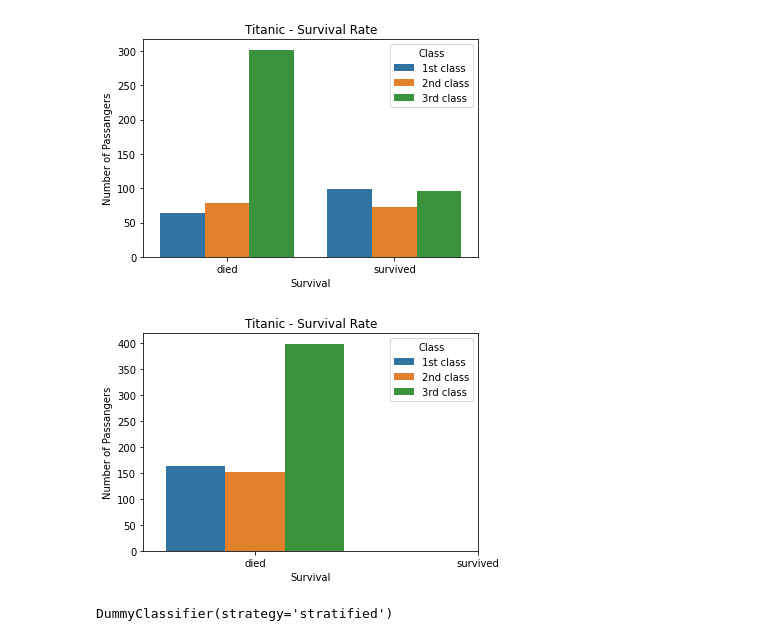
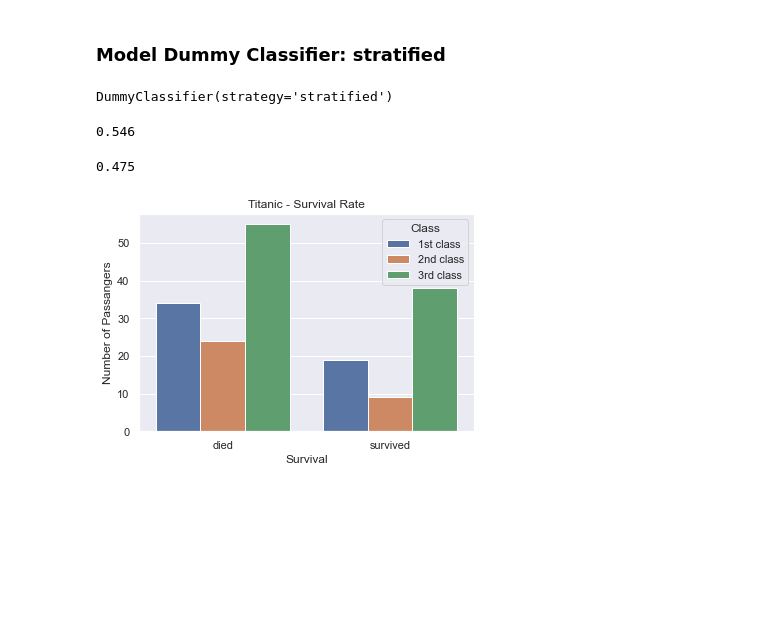
Before and after one commit to lelilia/spiced-coursework, a Jupyter notebook: 3_Classification/3_1_What_is_Maschine_Learning/challenge_Build_a_Baseline_Model.ipynb, the cells around one changed output. Drawn from its saved outputs; the diff is of its cells as text; code cells hidden in the pictures; blank space fills up the shorter version.

```diff
--- a/3_Classification/3_1_What_is_Maschine_Learning/challenge_Build_a_Baseline_Model.ipynb
+++ b/3_Classification/3_1_What_is_Maschine_Learning/challenge_Build_a_Baseline_Model.ipynb
@@ -24,0 +40,3 @@ explore_pred_df['Survived'] = y_pred
+# %%
+model = DummyClassifier(strategy='most_frequent')
+model.fit(X_train, y_train)
@@ -25,28 +78,34 @@ explore_pred_df['Survived'] = y_pred
+# %% [markdown]
+### Model Dummy Classifier: stratified
+# %%
+model2 = DummyClassifier(strategy='stratified')
+model2.fit(X_train, y_train)
+# %% [output]
+DummyClassifier(strategy='stratified')
+# %%
+round(model2.score(X_train, y_train), 3)
+# %% [output]
+0.546
+# %%
+round(model2.score(X_test, y_test),3)
+# %% [output]
+0.475
+# %%
+y_pred2 = model2.predict(X_test)
+# %%
+df_pred2 = X_test.iloc[::]
+df_pred2['Survived'] = y_pred2
 # %%
 sns.countplot(x = 'Survived',
               hue = 'Pclass',
-              data = explore_train_df)
+              data = df_pred2)
 plt.title('Titanic - Survival Rate')
 plt.xticks([0,1], ['died', 'survived'])
 plt.ylabel('Number of Passangers')
 plt.xlabel('Survival')
 plt.legend(title='Class',
            loc='upper right',
            labels=['1st class', '2nd class', '3rd class'])
 plt.show()
 # %% [output]
-[figure, old version]
+[figure, new version]
-# %%
-sns.countplot(x = 'Survived',
-              hue = 'Pclass',
-              data = explore_pred_df)
-plt.title('Titanic - Survival Rate')
-plt.xticks([0,1], ['died', 'survived'])
-plt.ylabel('Number of Passangers')
-plt.xlabel('Survival')
-plt.legend(title='Class',
-           loc='upper right',
-           labels=['1st class', '2nd class', '3rd class'])
-plt.show()
-# %% [output]
-[figure, removed]
@@ -55,4 +111,0 @@ m2 = DummyClassifier(strategy='stratified')
-# %%
-m2.fit(X, y)
-# %% [output]
-DummyClassifier(strategy='stratified')
```
Also changed, not shown: parts of 18 cells of this notebook, 5 other files.
